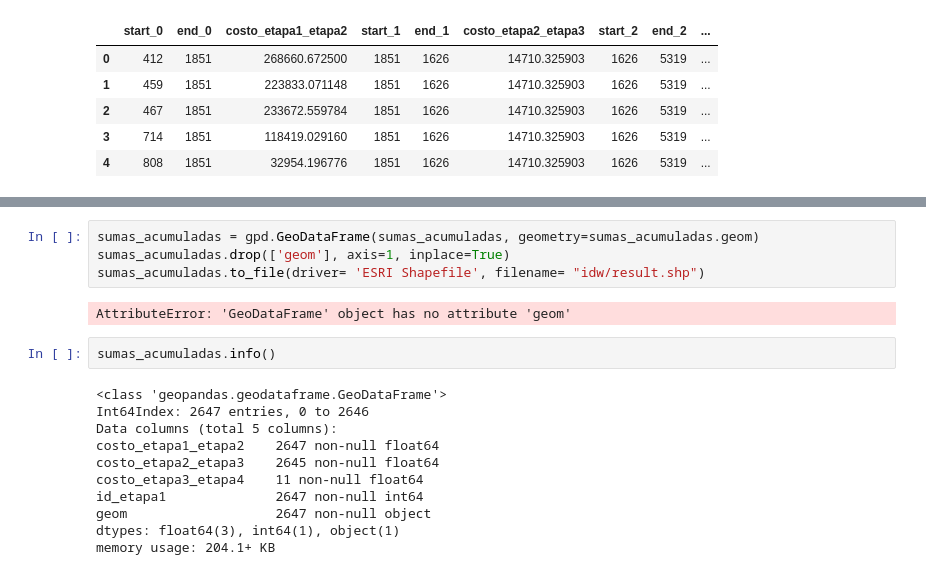
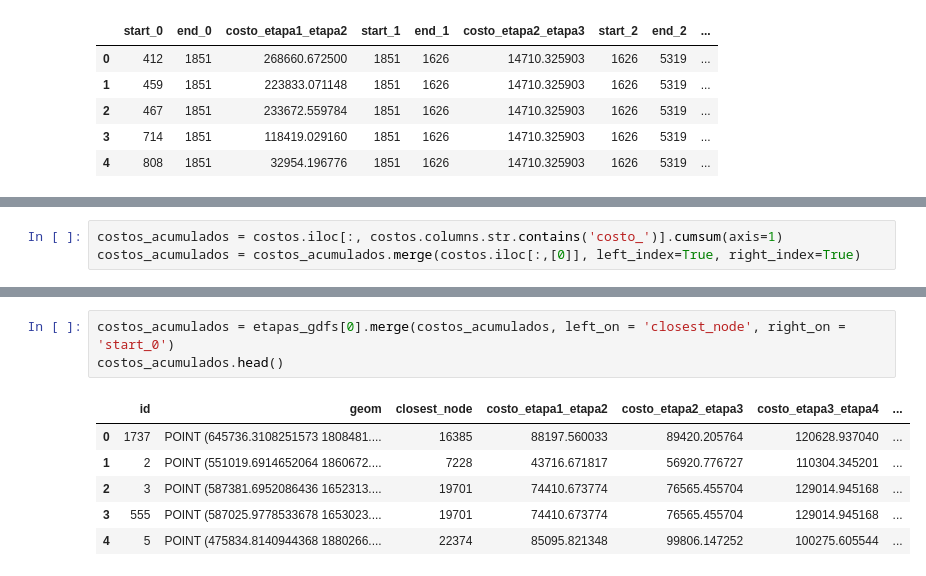
Before and after one commit to eurekastein/cadenas2, a Jupyter notebook: cadenas.ipynb, the cells around one changed output, grey strips where cells are left out. Cells and saved outputs as stored; diff of their text form.

```diff
--- a/cadenas.ipynb
+++ b/cadenas.ipynb
@@ -213,0 +214,3 @@ for etapa in etapas:
+# %%
+costos_acumulados = costos.iloc[:, costos.columns.str.contains('costo_')].cumsum(axis=1)
+costos_acumulados = costos_acumulados.merge(costos.iloc[:,[0]], left_index=True, right_index=True)
@@ -342,20 +235,11 @@ sumas_acumuladas.head()
-# %%
-sumas_acumuladas = gpd.GeoDataFrame(sumas_acumuladas, geometry=sumas_acumuladas.geom)
-sumas_acumuladas.drop(['geom'], axis=1, inplace=True)
-sumas_acumuladas.to_file(driver= 'ESRI Shapefile', filename= "idw/result.shp")
-# %% [output]
-AttributeError: 'GeoDataFrame' object has no attribute 'geom'
-# %%
-sumas_acumuladas.info()
-# %% [output]
-<class 'geopandas.geodataframe.GeoDataFrame'>
-Int64Index: 2647 entries, 0 to 2646
-Data columns (total 5 columns):
-costo_etapa1_etapa2    2647 non-null float64
-costo_etapa2_etapa3    2645 non-null float64
-costo_etapa3_etapa4    11 non-null float64
-id_etapa1              2647 non-null int64
-geom                   2647 non-null object
-dtypes: float64(3), int64(1), object(1)
-memory usage: 204.1+ KB
+# %%
+costos_acumulados = etapas_gdfs[0].merge(costos_acumulados, left_on = 'closest_node', right_on = 'start_0')
+costos_acumulados.head()
+# %% [output]
+|  | id | geom | closest_node | costo_etapa1_etapa2 | costo_etapa2_etapa3 | costo_etapa3_etapa4 | ... |
+| 0 | 1737 | POINT (645736.3108251573 1808481.... | 16385 | 88197.560033 | 89420.205764 | 120628.937040 | ... |
+| 1 | 2 | POINT (551019.6914652064 1860672.... | 7228 | 43716.671817 | 56920.776727 | 110304.345201 | ... |
+| 2 | 3 | POINT (587381.6952086436 1652313.... | 19701 | 74410.673774 | 76565.455704 | 129014.945168 | ... |
+| 3 | 555 | POINT (587025.9778533678 1653023.... | 19701 | 74410.673774 | 76565.455704 | 129014.945168 | ... |
+| 4 | 5 | POINT (475834.8140944368 1880266.... | 22374 | 85095.821348 | 99806.147252 | 100275.605544 | ... |
 # %%
```
Also changed, not shown: parts of 32 cells of this notebook.
